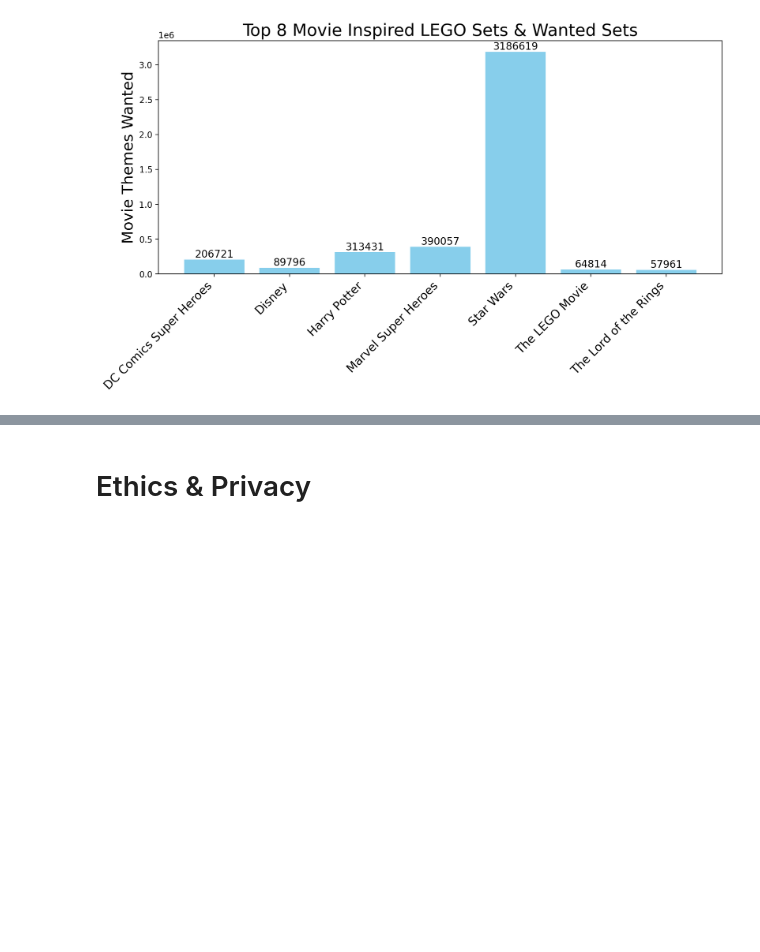
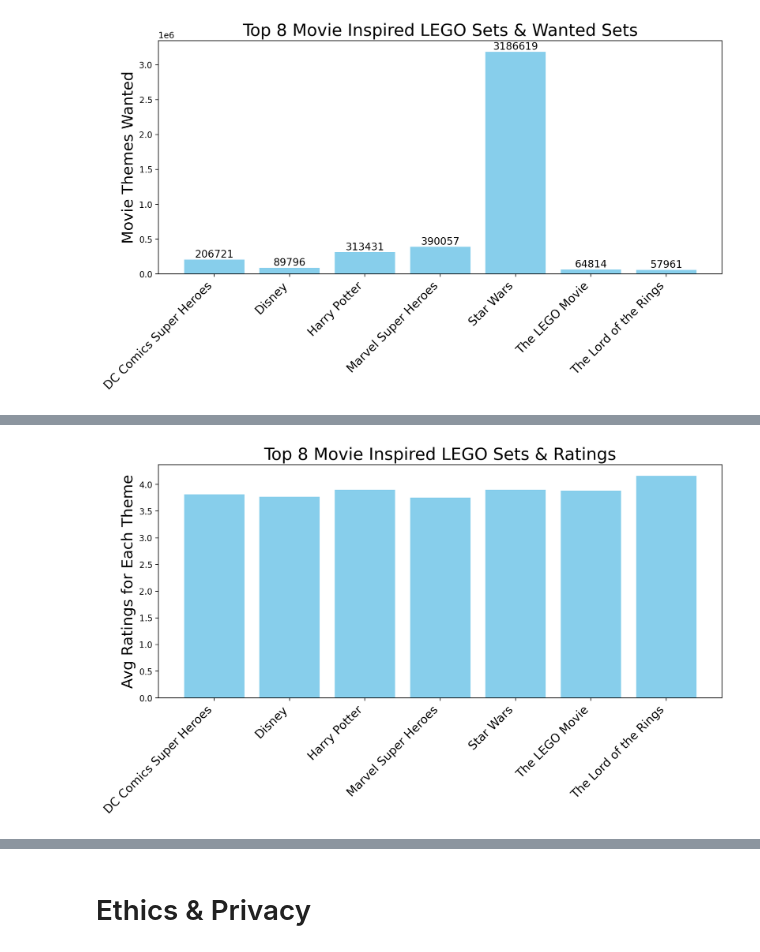
Before and after one commit to COGS108/Group015_WI24, a Jupyter notebook: EDACheckpoint_Group015_WI24.ipynb, the cells around one changed output, grey strips where cells are left out. Cells and saved outputs as stored; diff of their text form; code cells hidden in the pictures; blank space fills up the shorter version.

```diff
--- a/EDACheckpoint_Group015_WI24.ipynb
+++ b/EDACheckpoint_Group015_WI24.ipynb
@@ -482,0 +498,10 @@ for i, value in enumerate(movie_inspo_wants.values):
+# %%
+movie_inspo_rating = brickset.loc[brickset['Theme'].isin(top8_movies)].groupby('Theme')['Rating'].mean()
+plt.bar(movie_inspo_rating.index, movie_inspo_rating.values, color='skyblue')
+
+# Formatting for the plot
+plt.title('Top 8 Movie Inspired LEGO Sets & Ratings', fontsize = 20)
+plt.xticks(rotation = 45, ha = 'right', fontsize = 14)
+plt.ylabel('Avg Ratings for Each Theme', fontsize = 18);
+# %% [output]
+[figure, added]
```
Also changed, not shown: parts of 2 cells of this notebook.
